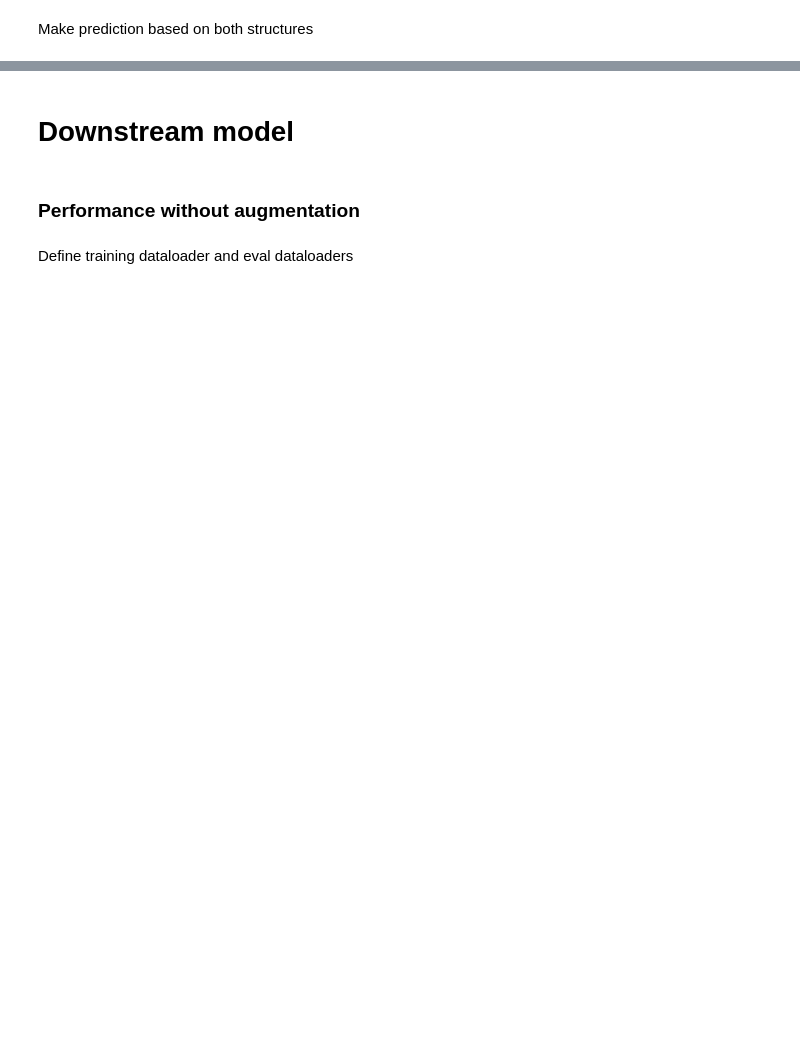
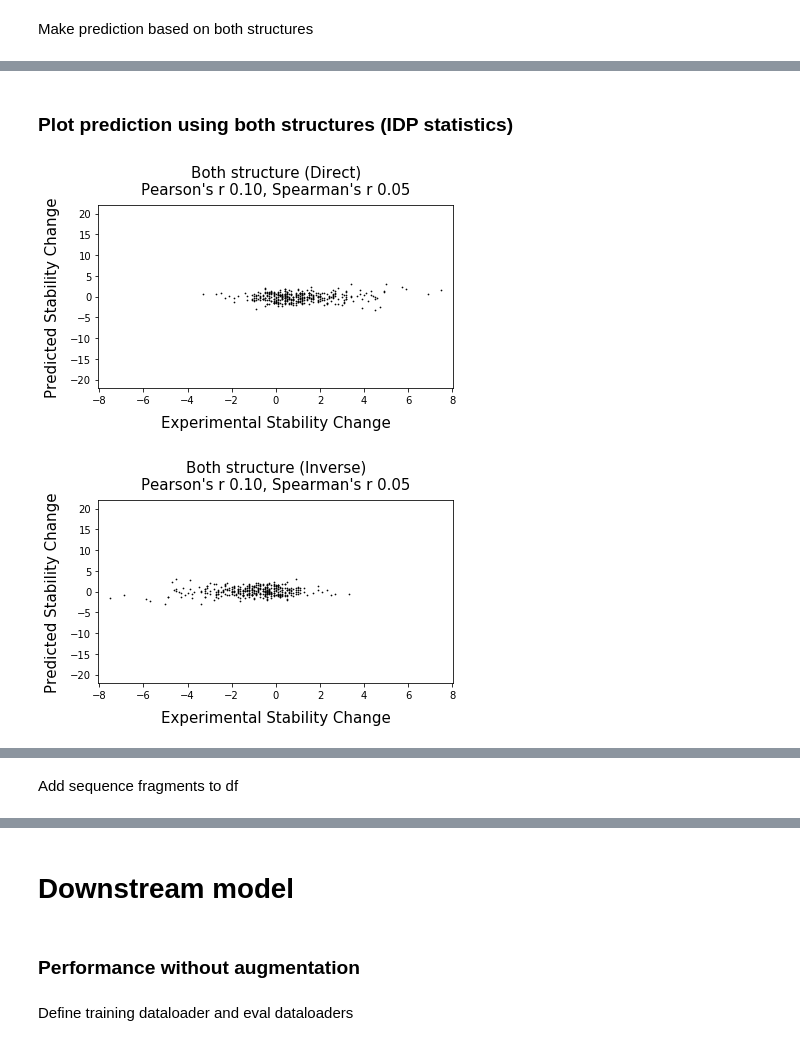
Before and after one commit to maher-kassem/cavity_model, a Jupyter notebook: cavity_model_pipeline.ipynb, the cells around one changed output, grey strips where cells are left out. Cells and saved outputs as stored; diff of their text form; code cells hidden in the pictures; blank space fills up the shorter version.

```diff
--- a/cavity_model_pipeline.ipynb
+++ b/cavity_model_pipeline.ipynb
@@ -217,0 +297,21 @@ fig, ax = scatter_pred_vs_true(
+# %% [markdown]
+### Plot prediction using both structures (IDP statistics)
+# %%
+# Plot prediction for ddg direct using both structures
+fig, ax = scatter_pred_vs_true(
+    ddg_data_dict["symmetric_both"]["ddg_dir"],
+    ddg_data_dict["symmetric_both"]["ddg_pred_idp_no_ds_both_dir"],
+    color="black",
+    title="Both structure (Direct)",
+)
+
+# Plot prediction for ddg inverse using both structures
+fig, ax = scatter_pred_vs_true(
+    ddg_data_dict["symmetric_both"]["ddg_inv"],
+    ddg_data_dict["symmetric_both"]["ddg_pred_idp_no_ds_both_inv"],
+    color="black",
+    title="Both structure (Inverse)",
+)
+# %% [output]
+[figure, added]
+[figure, added]
@@ -217,0 +319,2 @@ fig, ax = scatter_pred_vs_true(
+# %% [markdown]
+Add sequence fragments to df
```
Also changed, not shown: parts of 31 cells of this notebook, 2 other files.
